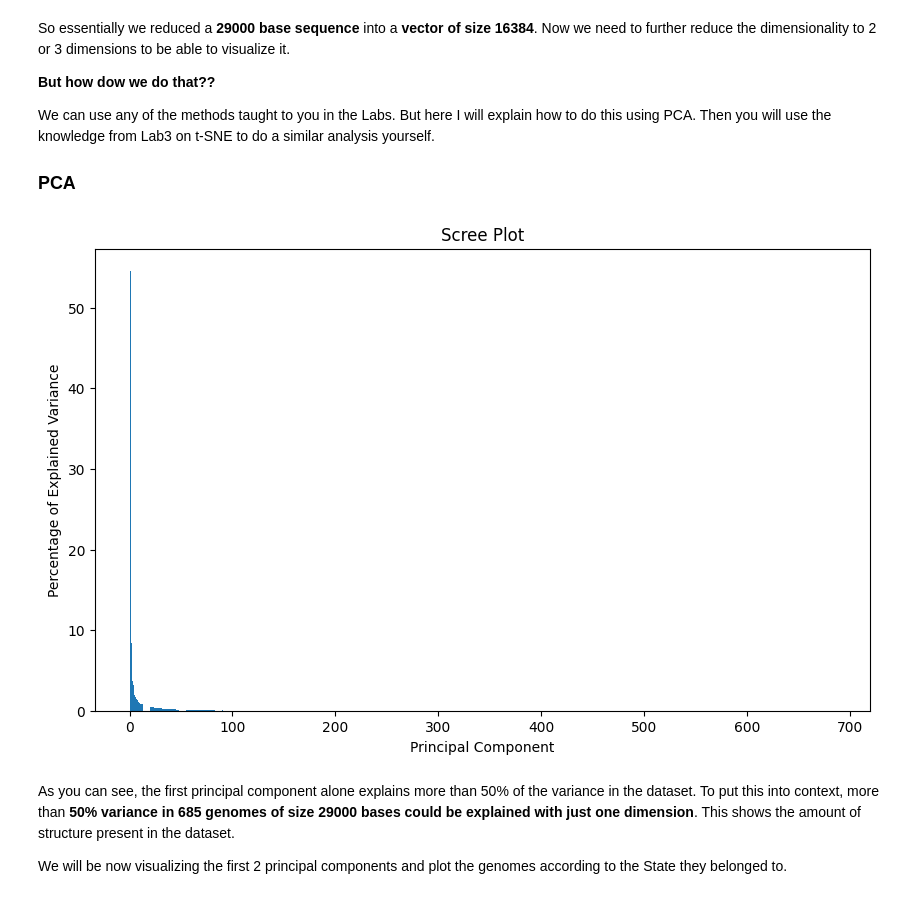
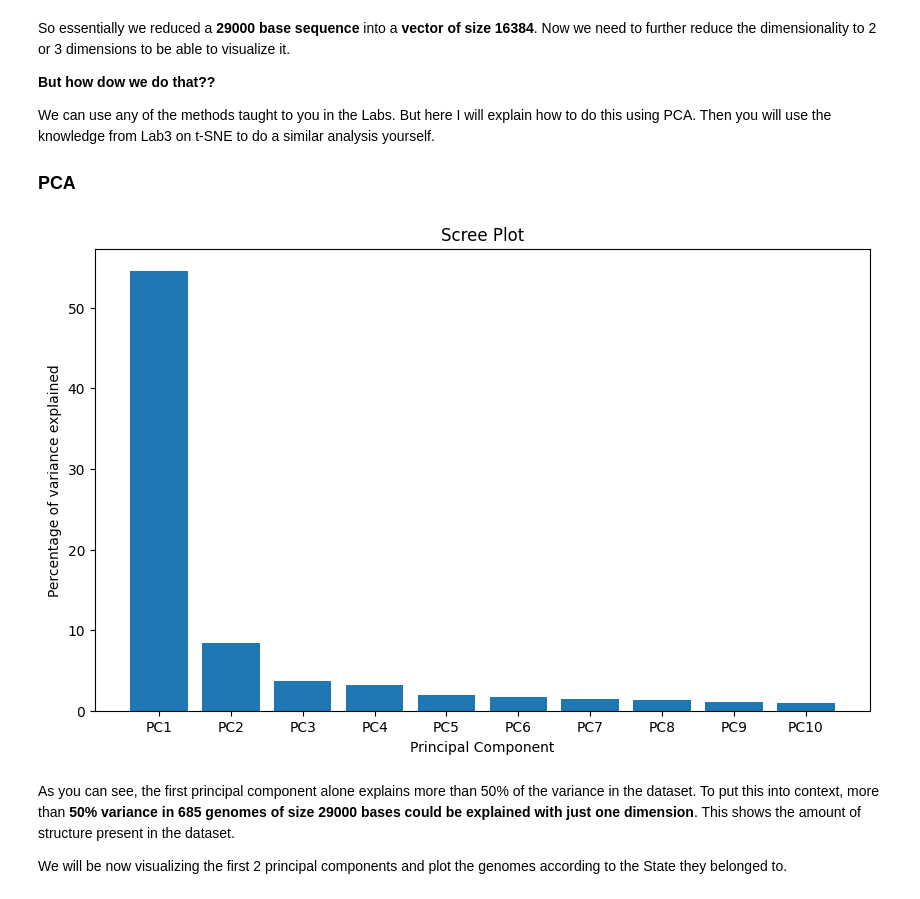
Before and after one commit to Dheeraj16-code/labs-and-projects, a Jupyter notebook: Module_02_Project.ipynb, the cells around one changed output. Saved outputs shown, nothing was run; the diff lists cells and outputs as text; code cells hidden in the pictures.

```diff
--- a/Module_02_Project.ipynb
+++ b/Module_02_Project.ipynb
@@ -217,19 +136,21 @@ pca_data = pca.transform(X) # get PCA coordinates for the matrix
 # %%
 import matplotlib.pyplot as plt
-import numpy as np
+from sklearn.decomposition import PCA
 
-# Calculate the percentage of variance explained by each component
-per_var = np.round(pca.explained_variance_ratio_ * 100, decimals=1)
+pca_full = PCA(n_components=10)
+pca_full.fit(big_matrix)
 
-# Create the scree plot
+per_var = np.round(pca_full.explained_variance_ratio_* 100, decimals=1)
+labels = [f'PC{x}' for x in range(1, len(per_var)+1)]
+
 plt.figure(figsize=(10, 6))
-plt.bar(x=range(1, len(per_var) + 1), height=per_var)
-plt.ylabel('Percentage of Explained Variance')
-plt.xlabel('Principal Component')
-plt.title('Scree Plot')
+plt.bar(x=range(1, len(per_var) + 1), height=per_var, tick_label=labels)
+plt.ylabel("Percentage of variance explained")
+plt.xlabel("Principal Component")
+plt.title("Scree Plot")
 plt.show()
 # %% [output]
-[figure, old version]
+[figure, new version]
 # %% [markdown]
 As you can see, the first principal component alone explains more than 50% of the variance in the dataset. To put this into context, more than **50% variance in 685 genomes of size 29000 bases could be explained with just one dimension**. This shows the amount of structure present in the dataset.
 
```
Also changed, not shown: parts of 35 cells of this notebook.
